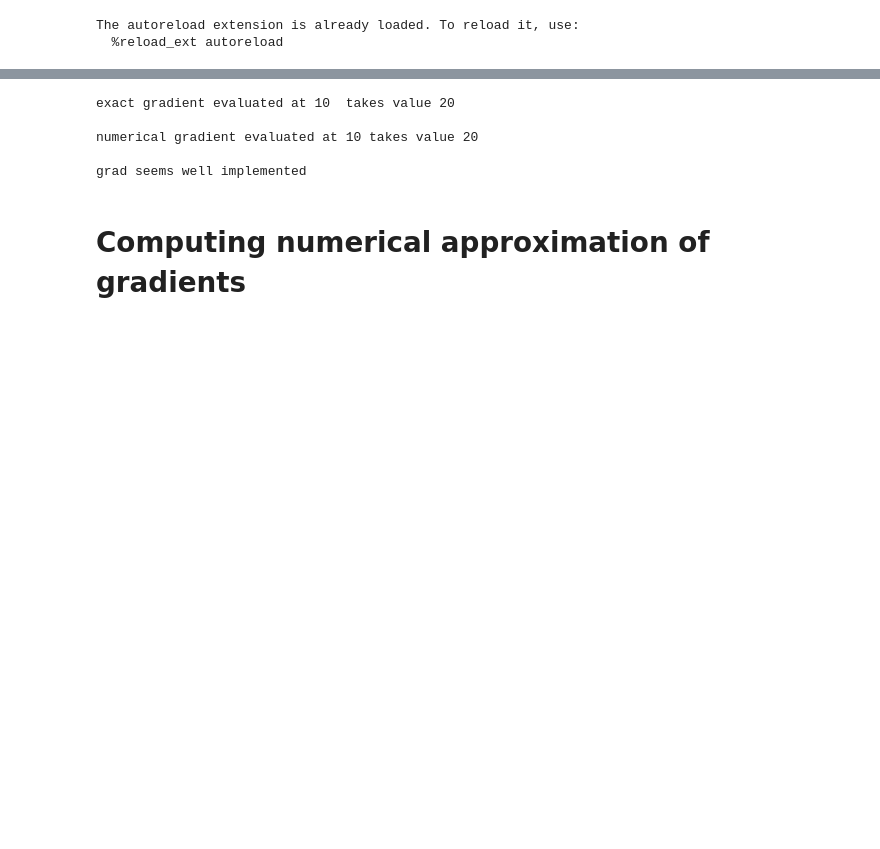
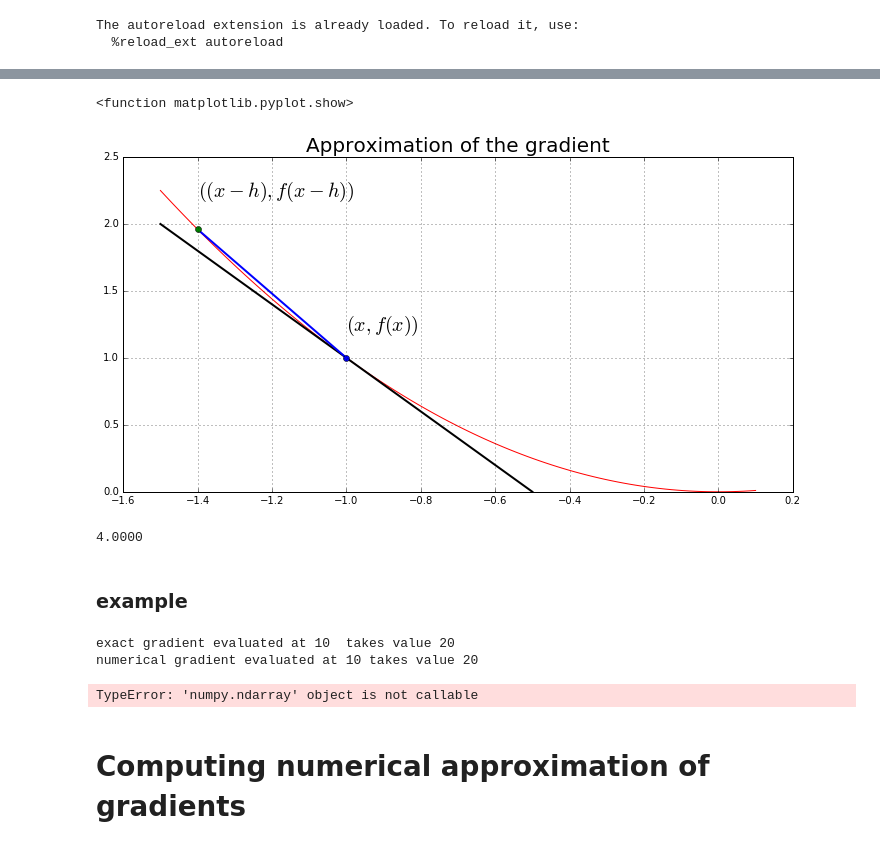
Before and after one commit to davidbp/lxmls-notebooks, a Jupyter notebook: day_0.ipynb, the cells around one changed output, grey strips where cells are left out. Drawn from its saved outputs; the diff is of its cells as text; code cells hidden in the pictures; blank space fills up the shorter version.

```diff
--- a/day_0.ipynb
+++ b/day_0.ipynb
@@ -109,3 +66,35 @@ X[0].ndim
+# %%
+x = np.linspace(-1.5,0.1, 100)
+f = [i**2 for i in x]
+plt.plot(x,f, 'r-')
+plt.title("Approximation of the gradient", size=20)
+plt.plot([-1.5, -0.5], [2, 0.0], 'k-', lw=2)
+plt.plot([-1.4, -1.0], [1.96, 1.0], 'b-', lw=2)
+#plt.plot([x,func(x)],[x+epsilon,func(x+epsilon)],'b-',lw=2)
+plt.plot([-1],[1],'o')
+plt.plot([-1.4],[1.96],'o')
+plt.text(-1.0, 1.2, r'$(x,f(x))$', size=20)
+plt.text(-1.4, 2.2, r'$((x-h),f(x-h))$', size=20)
+plt.gcf().set_size_inches((12,6))
+plt.grid()
+plt.show
+# %% [output]
+<function matplotlib.pyplot.show>
+[figure, added]
+# %%
+# numerical derivative at a point x
+def f(x):
+    return x**2
+
+def fin_dif(x, f, h = 0.00001):
+    return (f(x+h) - f(x))/h
+
+x = 2.0
+print "{:3.4f}".format(fin_dif(x,f))
+# %% [output]
+4.0000
+# %% [markdown]
+### example
 # %%
 def function(x):
     return x**2
@@ -113,8 +102,8 @@ def function(x):
 def grad(x):
     return 2*x
 
-def num_grad(function, x, h =0.0001):
-    return (function(x + h) - function(x - h))/(2*h)
+def finite_difference(function, x, h =0.0001):
+    return (function(x + h) - function(x))/h
 
 def check_grad(grad, numerical_grad, epsilon=0.00001):
     if np.linalg.norm(grad - numerical_grad) < epsilon:
@@ -122,18 +111,15 @@ def check_grad(grad, numerical_grad, epsilon=0.00001):
 
 point = 10
 g = grad(point)
-print "\nexact gradient evaluated at", point, " takes value", g
+print "exact gradient evaluated at", point, " takes value", g
 
-num_g = num_grad(function, point)
-print "\nnumerical gradient evaluated at", point, "takes value", g
-print ""
+num_g = finite_difference(function, point)
+print "numerical gradient evaluated at", point, "takes value", g
 check_grad(grad(10), num_grad(function,10))
 # %% [output]
 exact gradient evaluated at 10  takes value 20
-
 numerical gradient evaluated at 10 takes value 20
-
-grad seems well implemented
+TypeError: 'numpy.ndarray' object is not callable
 # %% [markdown]
 # Computing numerical approximation of gradients
 # %% [markdown]
```
Also changed, not shown: parts of 62 cells of this notebook, 2 other files.
